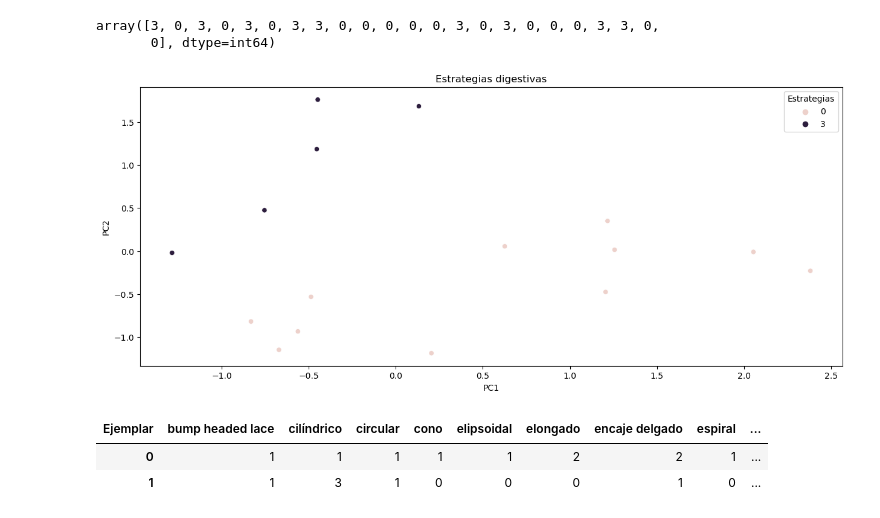
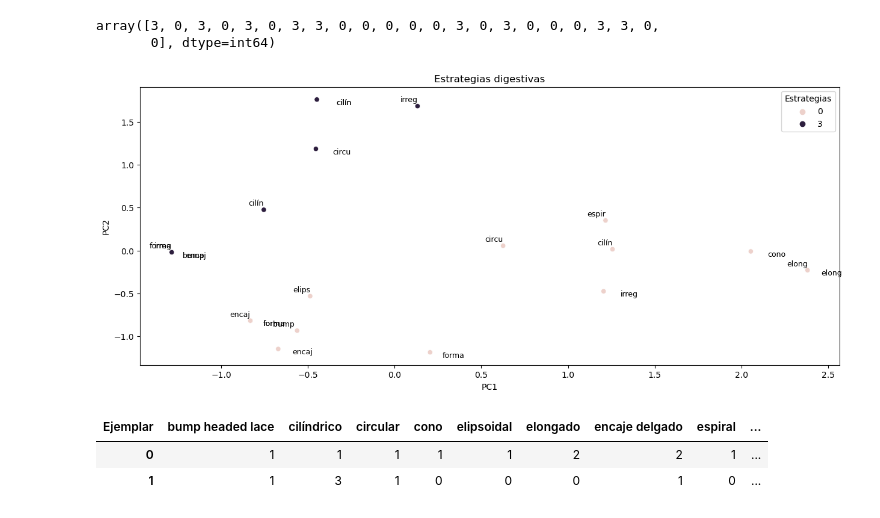
Before and after one commit to jmartingv/coprolite-analysis, a Jupyter notebook: eda/K-Mediodes y TSNE.ipynb, the cells around one changed output. Drawn from its saved outputs; the diff is of its cells as text; code cells hidden in the pictures.

```diff
--- a/eda/K-Mediodes y TSNE.ipynb
+++ b/eda/K-Mediodes y TSNE.ipynb
@@ -104,7 +104,7 @@ n_samples = df_encoded.shape[0]
 n_clusters = 4
 
 # Aplicar K-Medoides
-kmedoids = KMedoids(n_clusters = n_clusters, random_state=42)
+kmedoids = KMedoids(n_clusters = n_clusters, metric="braycurtis", random_state=42)
 kmedoids.fit(df_encoded)
 labels = kmedoids.predict(df_encoded)
 labels
@@ -114,31 +114,31 @@ array([3, 0, 3, 0, 3, 0, 3, 3, 0, 0, 0, 0, 0, 3, 0, 3, 0, 0, 0, 3, 3, 0,
 # %%
 pca = PCA(n_components = 2)
 X_pca = pca.fit_transform(df_encoded)
 
 pca_df = pd.DataFrame(X_pca, columns = ["PC1", "PC2"])
 pca_df_dx = pca_df.copy()
 pca_df_dx["Estrategias"] = labels
 
 pca_df_dx["Ejemplar"] = ejemplar
 
 plt.figure(figsize=(15, 6))  # Cambia (10, 6) a las dimensiones deseadas
 
 sns.scatterplot(data = pca_df_dx, x = "PC1", y = "PC2", hue = "Estrategias")
 
 # Para mostrar los nombres de cada ejemplar...
 for i, row in pca_df_dx.iterrows():
     if i % 2 == 0:
         index_col = -0.06
         index_row = 0.2
     else:
         index_col = 0.05
         index_row = 0
-    # plt.text(row['PC1'] + index_row, (row['PC2']) + index_col, row['Ejemplar'][:5], fontsize=9, ha='right')
+    plt.text(row['PC1'] + index_row, (row['PC2']) + index_col, row['Ejemplar'][:5], fontsize=9, ha='right')
 
 plt.title("Estrategias digestivas")
 plt.show()
 # %% [output]
-[figure, old version]
+[figure, new version]
 # %%
 # Crear la tabla cruzada entre las columnas 'Predicted' y 'Actual'
 crosstab = pd.crosstab(pca_df_dx['Estrategias'], pca_df_dx['Ejemplar'])
```
Also changed, not shown: parts of 3 cells of this notebook.
